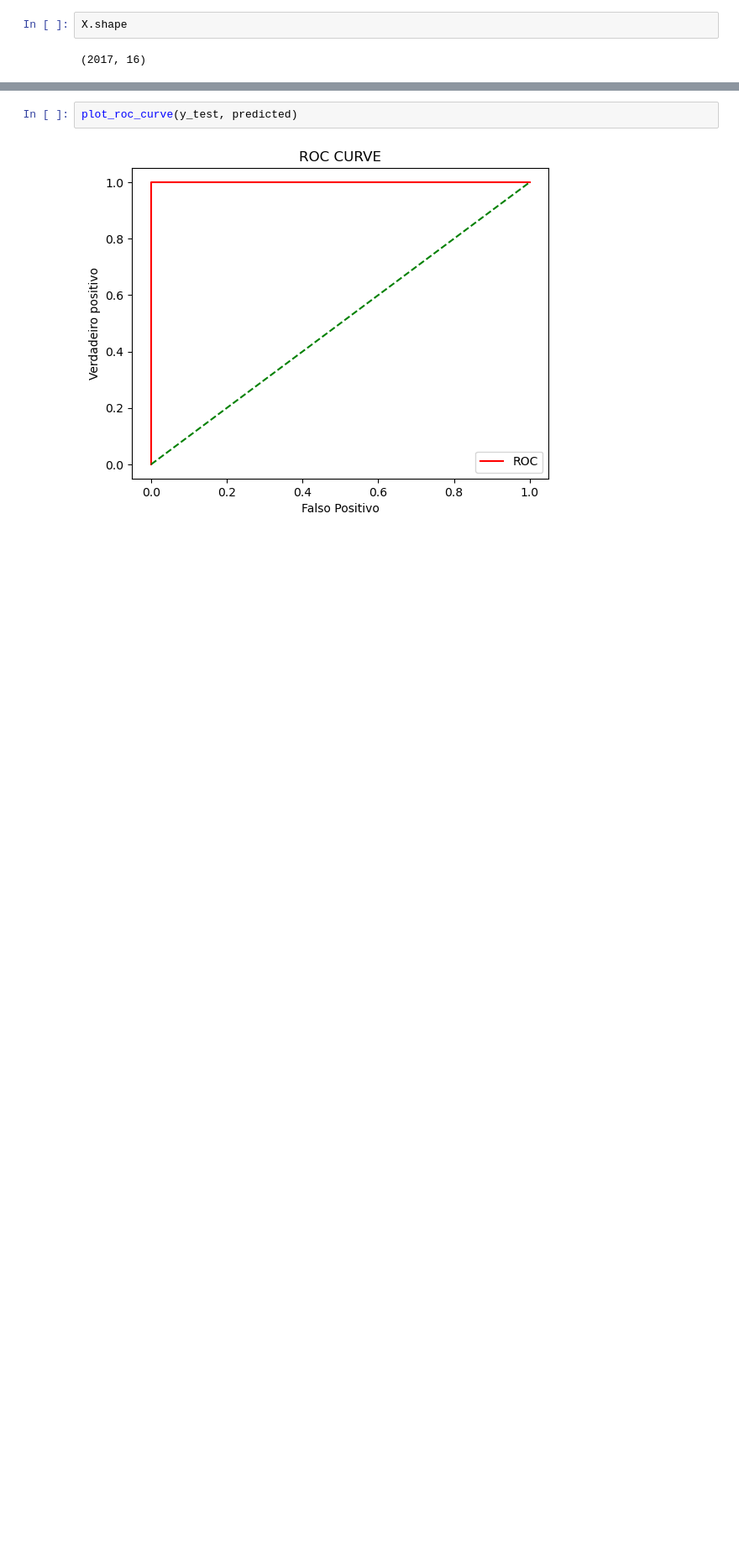
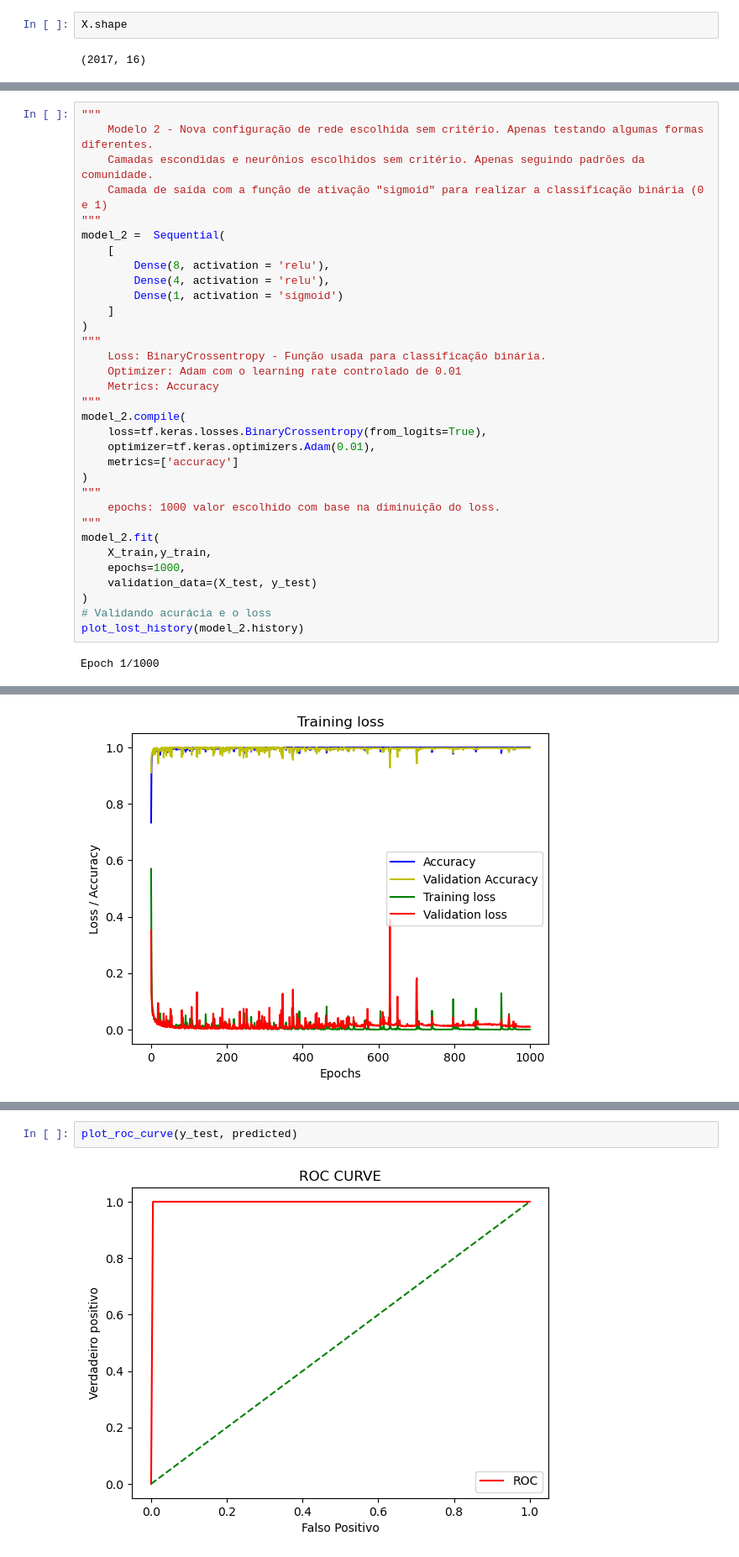
Before and after one commit to dougbatista/fiap, a Jupyter notebook: Deep learning/Notebooks/Ex_3.ipynb, the cells around one changed output, grey strips where cells are left out. Shown at 84% size. Saved outputs shown, nothing was run; the diff lists cells and outputs as text; blank space fills up the shorter version.

```diff
--- a/Deep learning/Notebooks/Ex_3.ipynb
+++ b/Deep learning/Notebooks/Ex_3.ipynb
@@ -239,0 +293,35 @@ Epoch 1000/1000
+# %%
+"""
+    Modelo 2 - Nova configuração de rede escolhida sem critério. Apenas testando algumas formas diferentes.
+    Camadas escondidas e neurônios escolhidos sem critério. Apenas seguindo padrões da comunidade.
+    Camada de saída com a função de ativação "sigmoid" para realizar a classificação binária (0 e 1)
+"""
+model_2 =  Sequential(
+    [
+        Dense(8, activation = 'relu'),
+        Dense(4, activation = 'relu'),
+        Dense(1, activation = 'sigmoid')
+    ]
+)
+"""
+    Loss: BinaryCrossentropy - Função usada para classificação binária.
+    Optimizer: Adam com o learning rate controlado de 0.01
+    Metrics: Accuracy
+"""
+model_2.compile(
+    loss=tf.keras.losses.BinaryCrossentropy(from_logits=True),
+    optimizer=tf.keras.optimizers.Adam(0.01),
+    metrics=['accuracy']
+)
+"""
+    epochs: 1000 valor escolhido com base na diminuição do loss.
+"""
+model_2.fit(
+    X_train,y_train,
+    epochs=1000,
+    validation_data=(X_test, y_test)
+)
+# Validando acurácia e o loss
+plot_lost_history(model_2.history)
+# %% [output]
+Epoch 1/1000
@@ -239,0 +349 @@ Epoch 1000/1000
+[figure, added]
```
Also changed, not shown: parts of 41 cells of this notebook, 3 other files.
